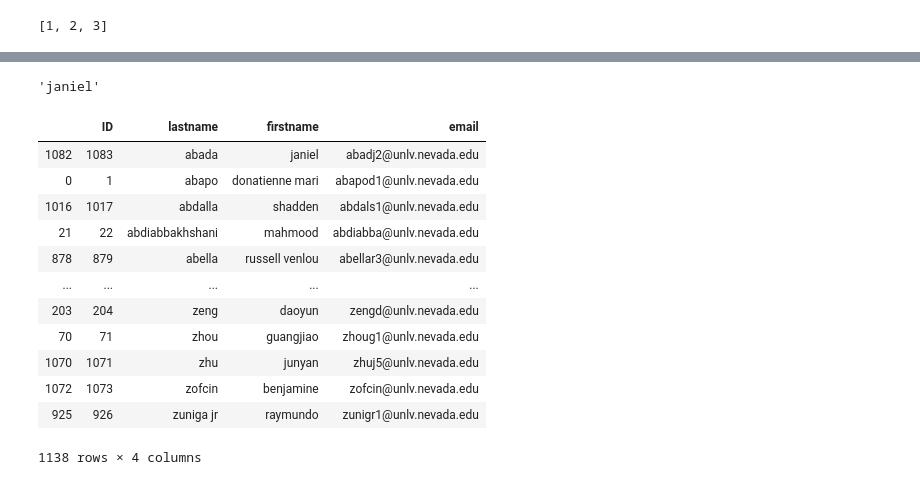
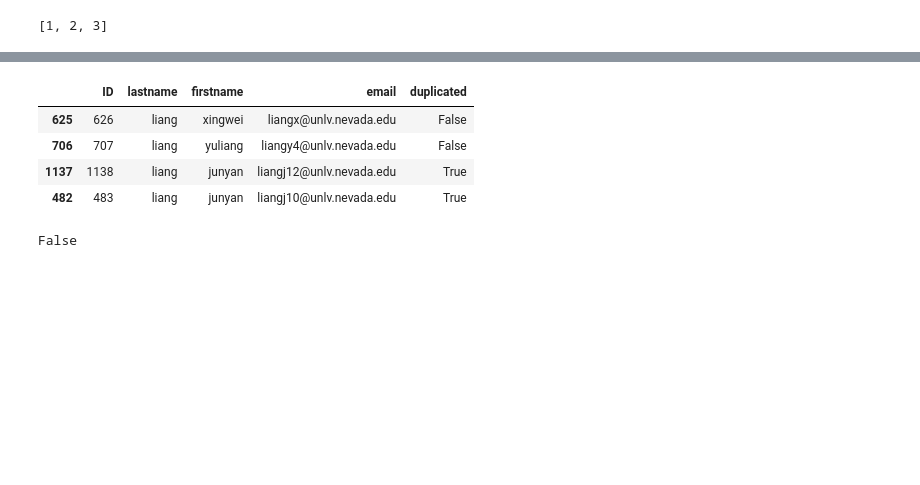
Before and after one commit to JuneLUNLV/CS490, a Jupyter notebook: Untitled.ipynb, the cells around one changed output, grey strips where cells are left out. Saved outputs shown, nothing was run; the diff lists cells and outputs as text; code cells hidden in the pictures; blank space fills up the shorter version.

Commit message:
added student input flex-datalist, fixing name duplication issue, starting the assign button fix

```diff
--- a/Untitled.ipynb
+++ b/Untitled.ipynb
@@ -605,9 +616,6 @@ def showall():
 # The main route for this APP
 @app.route('/main_menu',methods = ['POST', 'GET'])
 def mainMenu():
-	student_table = readTableIntoDataFrame(connection,"student").sort_values(by=['lastname'])
-	student_table = student_table['lastname'].str.lstrip().str.title() + ', ' + student_table['firstname'].str.lstrip().str.title()
-
 	professorAndNumberDict = getProfessorAndStudentNumberInDicionary()
 	professorJsonString = ""
 	for professorName,count in sorted(professorAndNumberDict.items()):
@@ -625,15 +633,29 @@ def mainMenu():
 		})) + ","
 	professorJsonString = '[' + professorJsonString[:-1] + ']'
 
+	student_table = readTableIntoDataFrame(connection,"student").sort_values(by=['lastname'])
+	student_table['duplicated_name'] = student_table.duplicated(subset=['lastname','firstname'], keep=False)
+	studentString = ""
+	for i in range(student_table.shape[0]):
+		duplicated = 0
+		if student_table.iloc[i].duplicated_name == True:
+			duplicated = 1
+		studentString += (json.dumps({
+			"studentName":student_table.iloc[i].lastname.title() + ", " + student_table.iloc[i].firstname.title(),
+			"relationship_id":findRelationshipIdByStudentId(cursor,student_table.iloc[i].ID),
+			'email': student_table.iloc[i].email,
+            'duplicated': str(duplicated)
+		})) + ","
+	studentString = '[' + studentString[:-1] + ']'
 
 
-	return render_template("main_menu.html",student_table=student_table.array, professorJson=professorJsonString, numberForEachTable=getAllNumbers(connection))
+	return render_template("main_menu.html",studentJson=studentString, professorJson=professorJsonString, numberForEachTable=getAllNumbers(connection))
 
 # Update the main_menu page by selecting the element "student_name_input"
 @app.route('/update',methods=['POST'])
 def update():
-	selected = request.form['name']
-	professorid = findProfessorByStudentId(findStudentIDByName(selected.split(',')[0].lower(),selected.split(',')[1].lstrip().lower()))
+	relationship_id = request.form['relationship_id']
+	professorid = findProfessorIdByMentoringId(cursor,relationship_id)
 	if professorid is not 'null':
 		professorname =  getProfessorObjectById(cursor,professorid).lastname
 	else:
@@ -647,7 +669,7 @@ def update():
 	else:
 		color = "red"
 
-	return jsonify({'RESULT':'SUCCESS',"selected_name":selected,'professor_name':professorname.capitalize(),'student_count':getProfessorAndStudentNumberInDicionary()[professorname],'number_color':color})
+	return jsonify({'RESULT':'SUCCESS','professor_name':professorname.capitalize(),'student_count':getProfessorAndStudentNumberInDicionary()[professorname],'number_color':color})
 
 # Update the main_menu page by selecting the element "mentor_name_input"
 @app.route('/update_from_professor_datalist',methods=['POST'])
@@ -842,7 +864,6 @@ def multiple_assign_request():
 
 # Running the app here
 if __name__ == '__main__':
-	canvas = ""
 	connection = sqlite3.connect("falcuty_mentor.db")
 	connection.execute("PRAGMA foreign_keys = ON;")
 	cursor = connection.cursor()
@@ -945,0 +972,2 @@ ValueError: cannot insert level_0, already exists
+# %%
+student_table['duplicated_name'] = student_table.duplicated(subset=['lastname','firstname'], keep=False)
@@ -946,21 +988,12 @@ ValueError: cannot insert level_0, already exists
+# %%
+student_table[student_table['lastname'] == 'liang']
+# %% [output]
+|  | ID | lastname | firstname | email | duplicated |
+| 625 | 626 | liang | xingwei | liangx@unlv.nevada.edu | False |
+| 706 | 707 | liang | yuliang | liangy4@unlv.nevada.edu | False |
+| 1137 | 1138 | liang | junyan | liangj12@unlv.nevada.edu | True |
+| 482 | 483 | liang | junyan | liangj10@unlv.nevada.edu | True |
 # %%
-student_table.iloc[0].firstname
+student_table.iloc[1137].duplicated_name
 # %% [output]
-'janiel'
+False
-# %%
-student_table = readTableIntoDataFrame(connection,"student").sort_values(by=['lastname'])
-student_table
-# %% [output]
-|  | ID | lastname | firstname | email |
-| 1082 | 1083 | abada | janiel | abadj2@unlv.nevada.edu |
-| 0 | 1 | abapo | donatienne mari | abapod1@unlv.nevada.edu |
-| 1016 | 1017 | abdalla | shadden | abdals1@unlv.nevada.edu |
-| 21 | 22 | abdiabbakhshani | mahmood | abdiabba@unlv.nevada.edu |
-| 878 | 879 | abella | russell venlou | abellar3@unlv.nevada.edu |
-| ... | ... | ... | ... | ... |
-| 203 | 204 | zeng | daoyun | zengd@unlv.nevada.edu |
-| 70 | 71 | zhou | guangjiao | zhoug1@unlv.nevada.edu |
-| 1070 | 1071 | zhu | junyan | zhuj5@unlv.nevada.edu |
-| 1072 | 1073 | zofcin | benjamine | zofcin@unlv.nevada.edu |
-| 925 | 926 | zuniga jr | raymundo | zunigr1@unlv.nevada.edu |
-1138 rows × 4 columns
```
Also changed, not shown: parts of 9 cells of this notebook, 2 other files.
